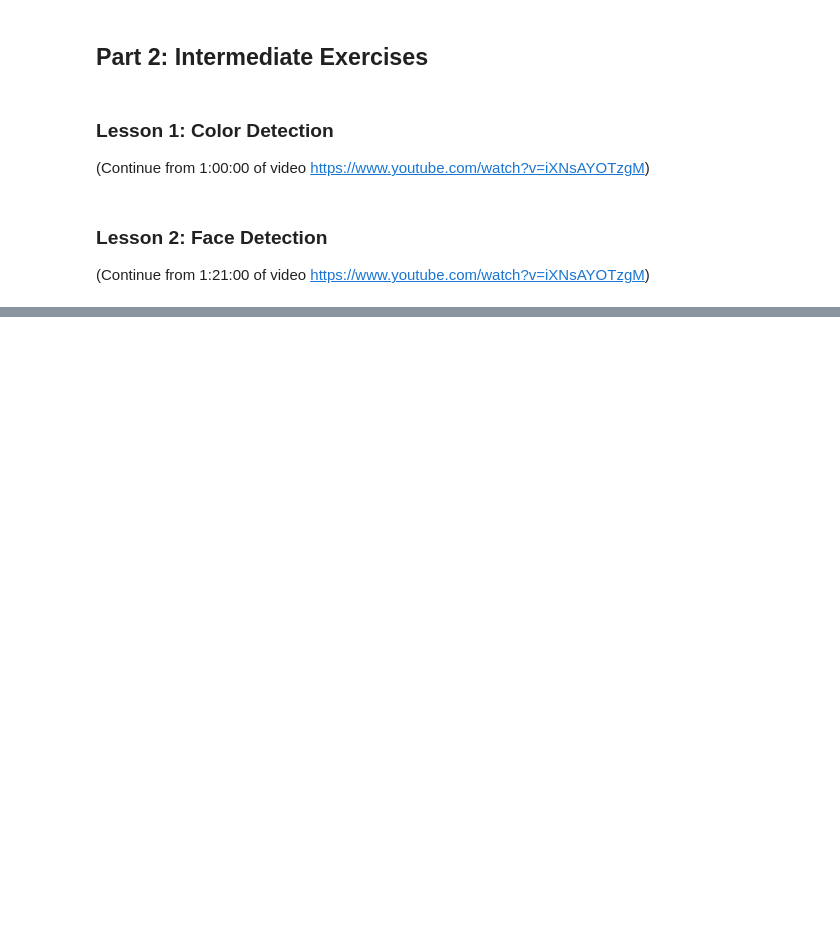
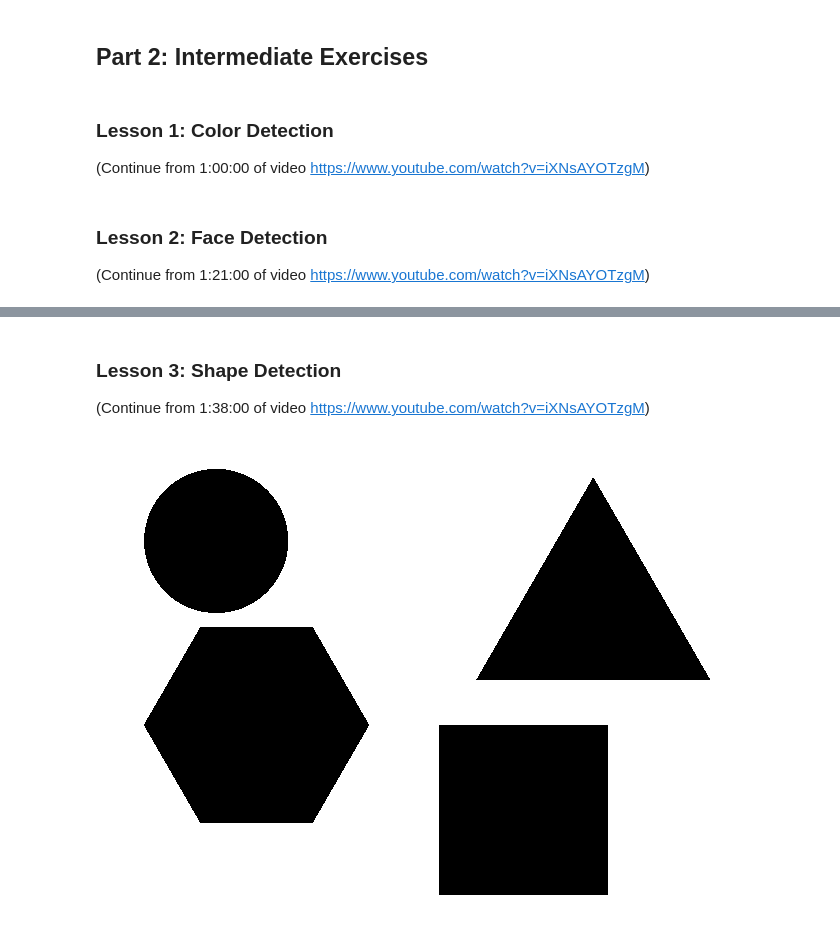
Before and after one commit to gmacario/learning-python, a Jupyter notebook: jupyter/fcc-tutorial/fcc_opencv_tutorial.ipynb, the cells around one changed output, grey strips where cells are left out. Saved outputs shown, nothing was run; the diff lists cells and outputs as text; code cells hidden in the pictures; blank space fills up the shorter version.

Commit message:
Update using Colaboratory

```diff
--- a/jupyter/fcc-tutorial/fcc_opencv_tutorial.ipynb
+++ b/jupyter/fcc-tutorial/fcc_opencv_tutorial.ipynb
@@ -187,0 +191,25 @@ faces = None # face_cascade.detectMultiScale(gray, 1.3, 5)
+# %% [markdown]
+### Lesson 3: Shape Detection
+
+(Continue from 1:38:00 of video https://www.youtube.com/watch?v=iXNsAYOTzgM)
+# %%
+import cv2
+import numpy as np
+from google.colab.patches import cv2_imshow
+
+img = cv2.imread("images/shapes.png")
+# print(img)
+gray = cv2.cvtColor(img, cv2.COLOR_BGR2GRAY)
+# cv2_imshow(gray)
+
+(ret, thresh) = cv2.threshold(gray, 50, 255, 1)
+cv2_imshow(thresh)
+contours, h = cv2.findContours(thresh, 1, 2)
+
+contours?
+for cnts in contours:
+  pass
+
+# cv2_imshow(contours)
+# %% [output]
+[figure, added]
```
Also changed, not shown: parts of 2 cells of this notebook.
